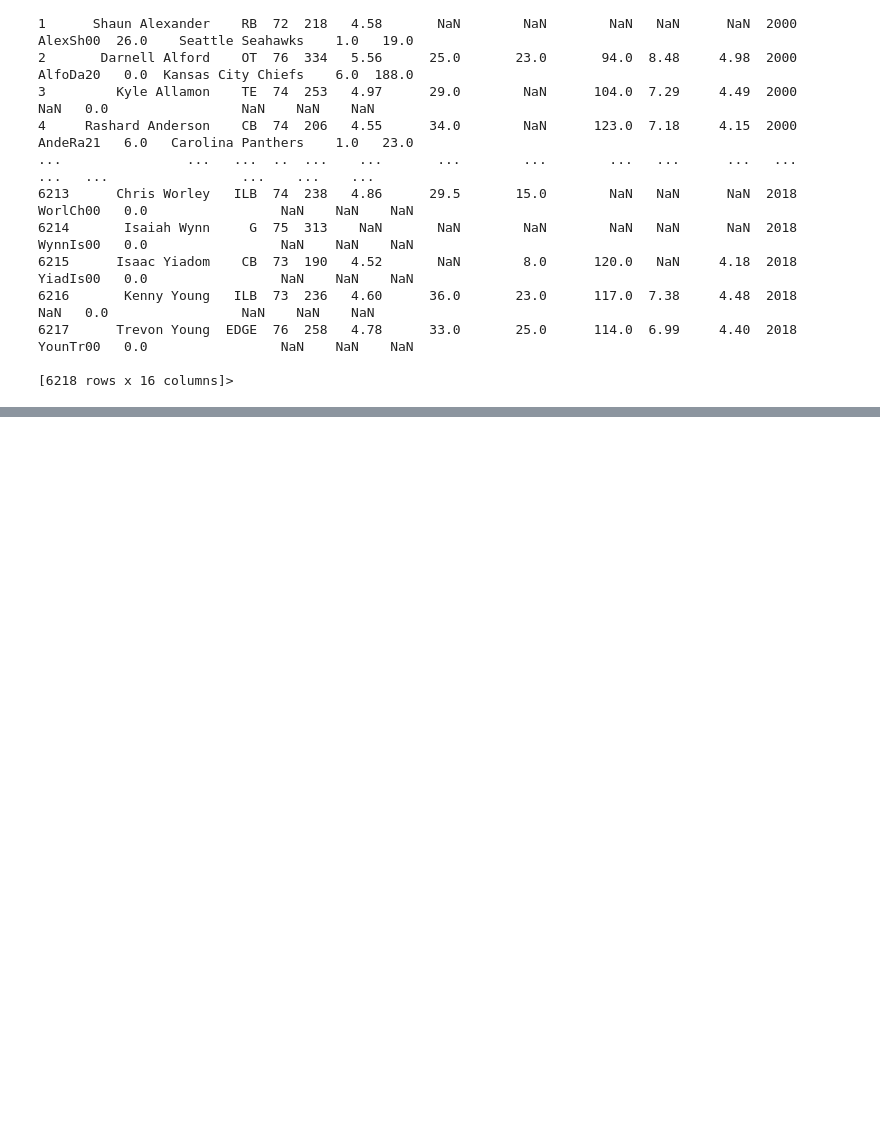
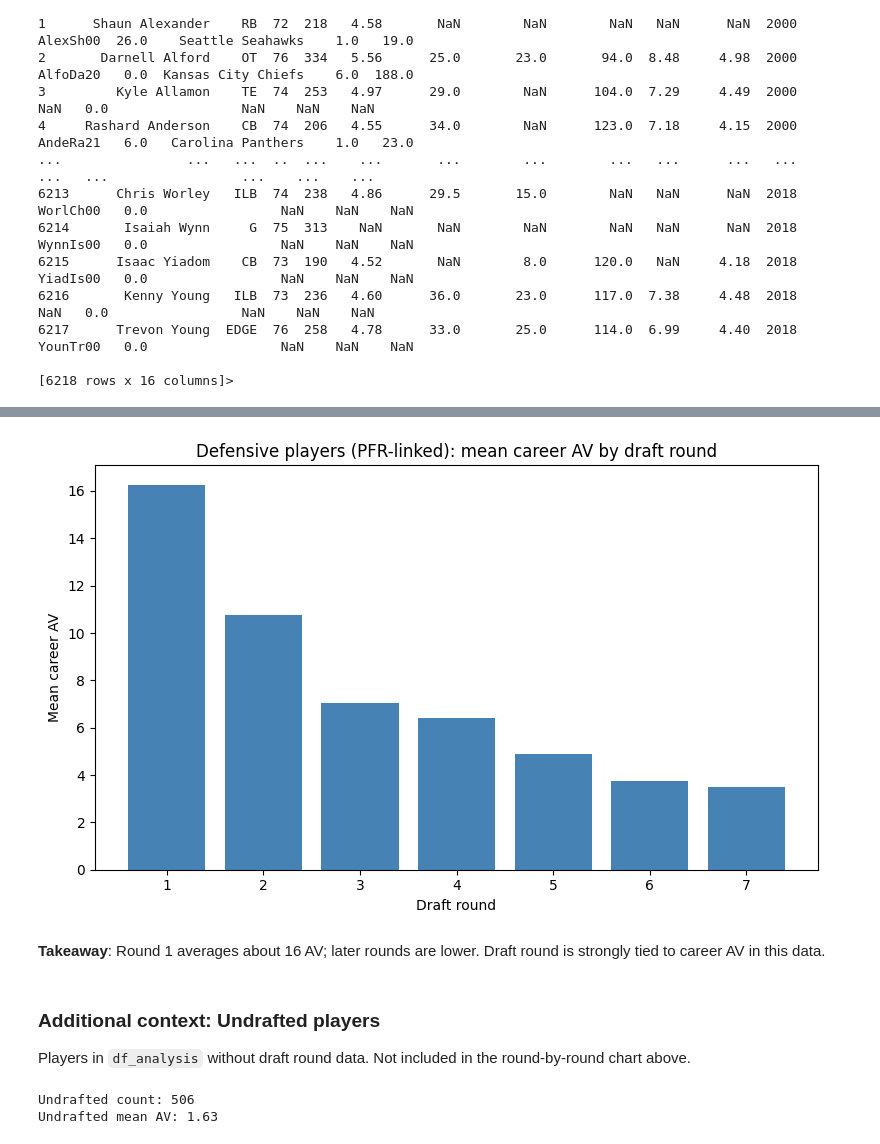
Before and after one commit to jlg011304/NFL-Defensive-Combine-Analytics, a Jupyter notebook: :notebooks/data_cleaning.ipynb, the cells around one changed output, grey strips where cells are left out. Drawn from its saved outputs; the diff is of its cells as text; code cells hidden in the pictures; blank space fills up the shorter version.

Commit message:
Phase 2: AV by draft round analysis and matplotlib dependency

```diff
--- a/:notebooks/data_cleaning.ipynb
+++ b/:notebooks/data_cleaning.ipynb
@@ -58,0 +57,6 @@ df.tail(10)
+# %%
+DEF_POS = ["DE", "DT", "NT", "EDGE", "OLB", "ILB", "LB", "CB", "DB", "S", "FS", "SS"]
+
+df_def = df[df["Pos"].isin(DEF_POS)].copy()
+print("defensive rows:", len(df_def))
+df_def["Pos"].value_counts()
@@ -58,0 +79,5 @@ df.tail(10)
+# %%
+df_def["was_drafted"] = df_def["Round"].notna()
+df_def["has_pfr_id"] = df_def["Pfr_ID"].notna()
+
+print(df_def[["was_drafted", "has_pfr_id"]].mean().round(3))
@@ -58,0 +88,3 @@ df.tail(10)
+# %%
+df_analysis = df_def[df_def["has_pfr_id"]].copy()
+print("rows for AV analysis:", len(df_analysis))
@@ -58,0 +141,12 @@ df.tail(10)
+# %%
+import matplotlib.pyplot as plt
+
+drafted = df_analysis[df_analysis["was_drafted"]].copy()
+
+by_round = (
+    drafted.groupby("Round", as_index=False)["AV"]
+    .agg(mean_av="mean", player_count="count")
+    .sort_values("Round")
+)
+
+by_round
@@ -58,0 +162,24 @@ df.tail(10)
+# %%
+plt.figure(figsize=(8, 5))
+plt.bar(by_round["Round"].astype(int), by_round["mean_av"], color="steelblue")
+plt.xlabel("Draft round")
+plt.ylabel("Mean career AV")
+plt.title("Defensive players (PFR-linked): mean career AV by draft round")
+plt.xticks(by_round["Round"].astype(int))
+plt.tight_layout()
+plt.show()
+# %% [output]
+[figure, added]
+# %% [markdown]
+**Takeaway**: Round 1 averages about 16 AV; later rounds are lower. Draft round is strongly tied to career AV in this data.
+# %% [markdown]
+### Additional context: Undrafted players
+
+Players in `df_analysis` without draft round data. Not included in the round-by-round chart above.
+# %%
+undrafted = df_analysis[~df_analysis["was_drafted"]]
+print("Undrafted count:", len(undrafted))
+print("Undrafted mean AV:", undrafted["AV"].mean().round(2))
+# %% [output]
+Undrafted count: 506
+Undrafted mean AV: 1.63
```
Also changed, not shown: parts of 11 cells of this notebook, 1 other file.
